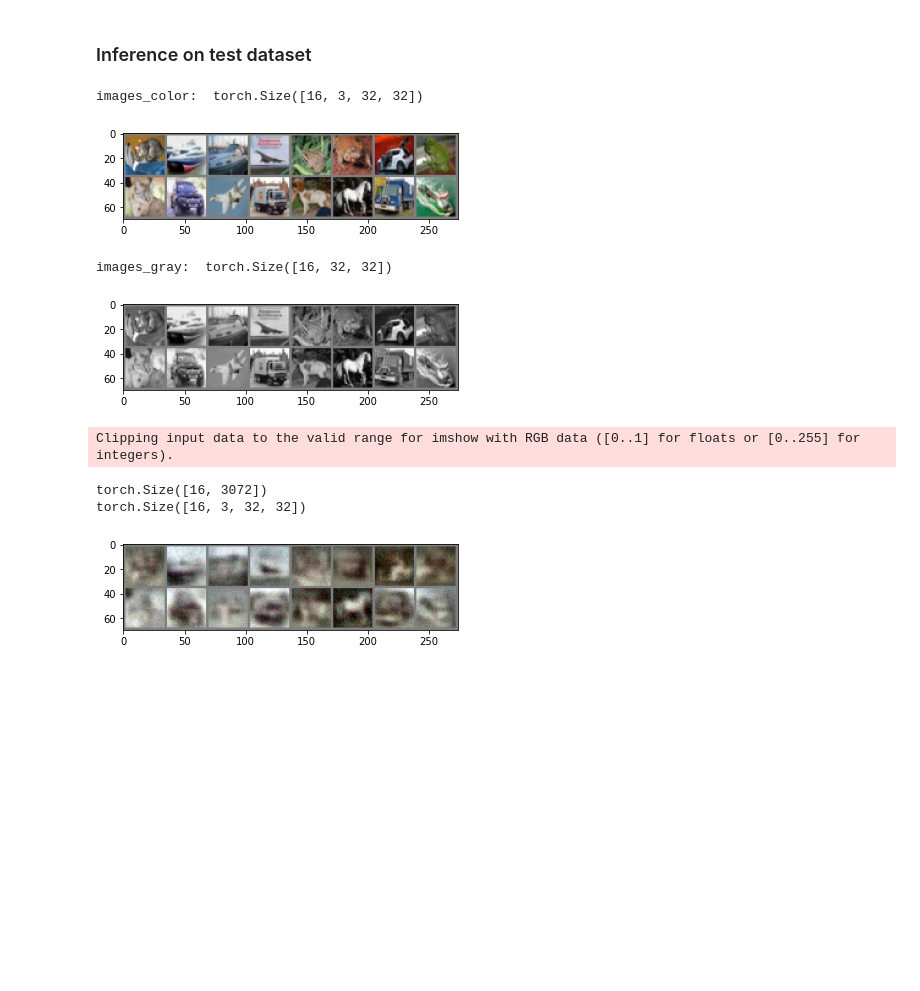
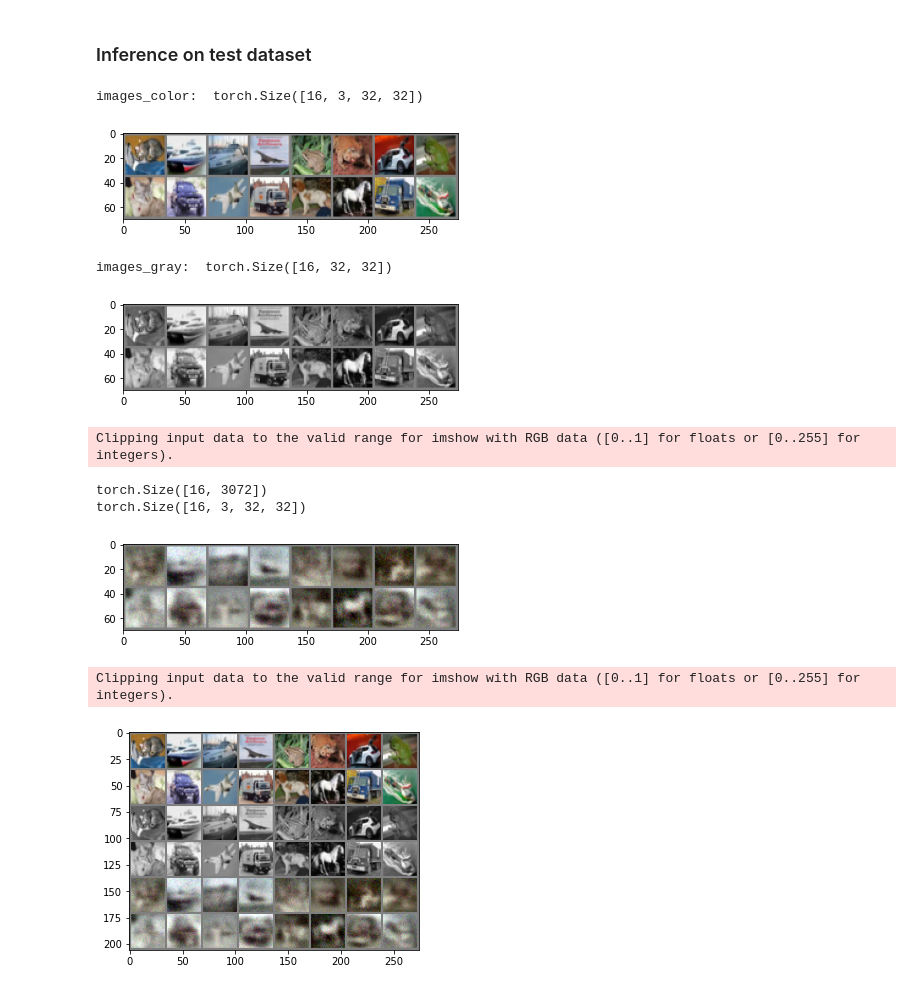
Before and after one commit to WeihengXia0123/ML_Anime_colorization, a Jupyter notebook: src/PyTorch_MLP_minibatch_16.ipynb, the cells around one changed output. Cells and saved outputs as stored; diff of their text form; code cells hidden in the pictures; blank space fills up the shorter version.

Commit message:
generate report images

```diff
--- a/src/PyTorch_MLP_minibatch_16.ipynb
+++ b/src/PyTorch_MLP_minibatch_16.ipynb
@@ -246,30 +246,38 @@ print("images_color: ", images_color.shape)
 # show images
 images_color_show = images_color.reshape(batchSize,3,32,32)
 imshow(torchvision.utils.make_grid(images_color_show.detach()))
 
 images_gray = rgb2gray_batch(images_color)
 print("images_gray: ", images_gray.shape)
 # show images
 images_gray = images_gray.reshape(batchSize,1,32,32)
 imshow(torchvision.utils.make_grid(images_gray.detach()))
 
 # run inference on the network
 # oututs [batchSize,3072]
 images_gray = images_gray.to(device)
 outputs = mlp_net(images_gray)
 print(outputs.shape)
 
 images_color = outputs.reshape(batchSize,3,32,32)
 print(images_color.shape)
 
 images_color = images_color.to("cpu")
 imshow(torchvision.utils.make_grid(images_color.detach()))
+
+images_gray = images_gray.to("cpu")
+images_gray = torch.cat((images_gray, images_gray, images_gray), 1)
+
+final_result_display = torch.cat((images_color_show, images_gray, images_color), 0)
+imshow(torchvision.utils.make_grid(final_result_display.detach()))
 # %% [output]
 images_color:  torch.Size([16, 3, 32, 32])
 [figure]
 images_gray:  torch.Size([16, 32, 32])
 [figure]
 Clipping input data to the valid range for imshow with RGB data ([0..1] for floats or [0..255] for integers).
 torch.Size([16, 3072])
 torch.Size([16, 3, 32, 32])
 [figure]
+Clipping input data to the valid range for imshow with RGB data ([0..1] for floats or [0..255] for integers).
+[figure, added]
```
Also changed, not shown: parts of 5 cells of this notebook, 23 other files.
